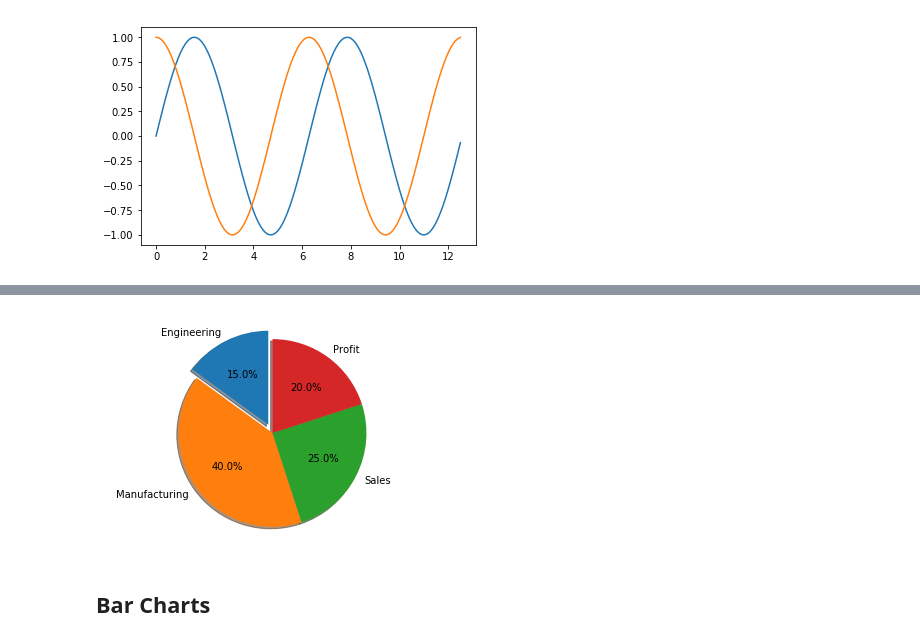
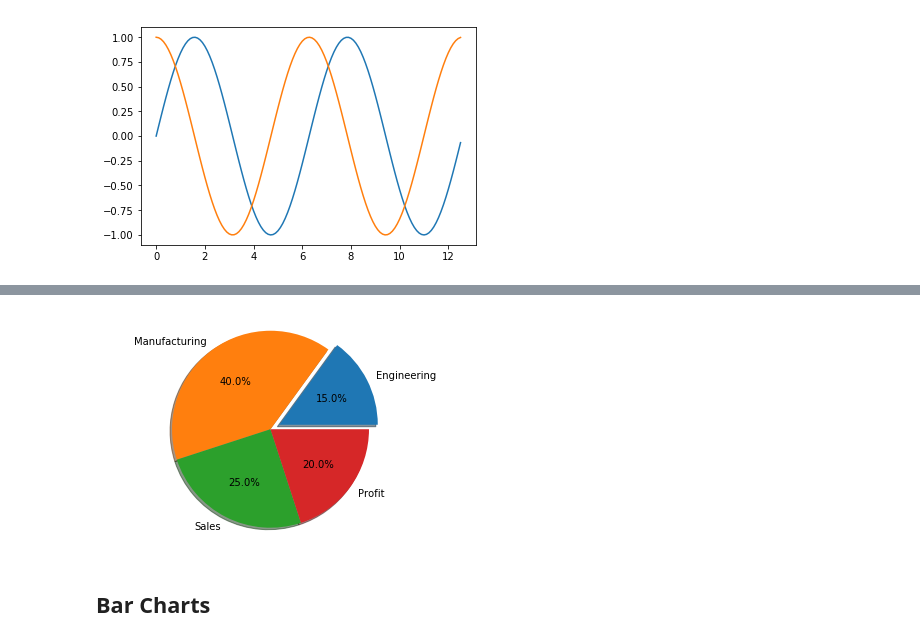
Before and after one commit to ProfessorKazarinoff/ENGR101, a Jupyter notebook: notes/Lab_8_Notes-Plotting_with_Python.ipynb, the cells around one changed output, grey strips where cells are left out. Cells and saved outputs as stored; diff of their text form; code cells hidden in the pictures.

```diff
--- a/notes/Lab_8_Notes-Plotting_with_Python.ipynb
+++ b/notes/Lab_8_Notes-Plotting_with_Python.ipynb
@@ -359,19 +384,19 @@ We can highlight the engineering cost by exploding out that piece of the pie cha
 # %%
 import matplotlib.pyplot as plt
 
 # Pie chart, where the slices will be ordered and plotted counter-clockwise:
 labels = 'Engineering', 'Manufacturing', 'Sales', 'Profit'
 sizes = [1.35, 3.60, 2.25, 1.80]
 explode = (0.1, 0, 0, 0)  # "explode" the 1st slice, 'Engineering'
 
 
-plt.pie(sizes, explode=explode, labels=labels, autopct='%1.1f%%',
-        shadow=True, startangle=90)
+plt.pie(sizes, labels=labels,
+        explode=explode, autopct='%1.1f%%',shadow=True, startangle=0)
 
 plt.axis('equal')
 plt.show()
 # %% [output]
-[figure, old version]
+[figure, new version]
 # %% [markdown]
 ## Bar Charts
 # %% [markdown]
```
Also changed, not shown: parts of 18 cells of this notebook, 2 other files.
